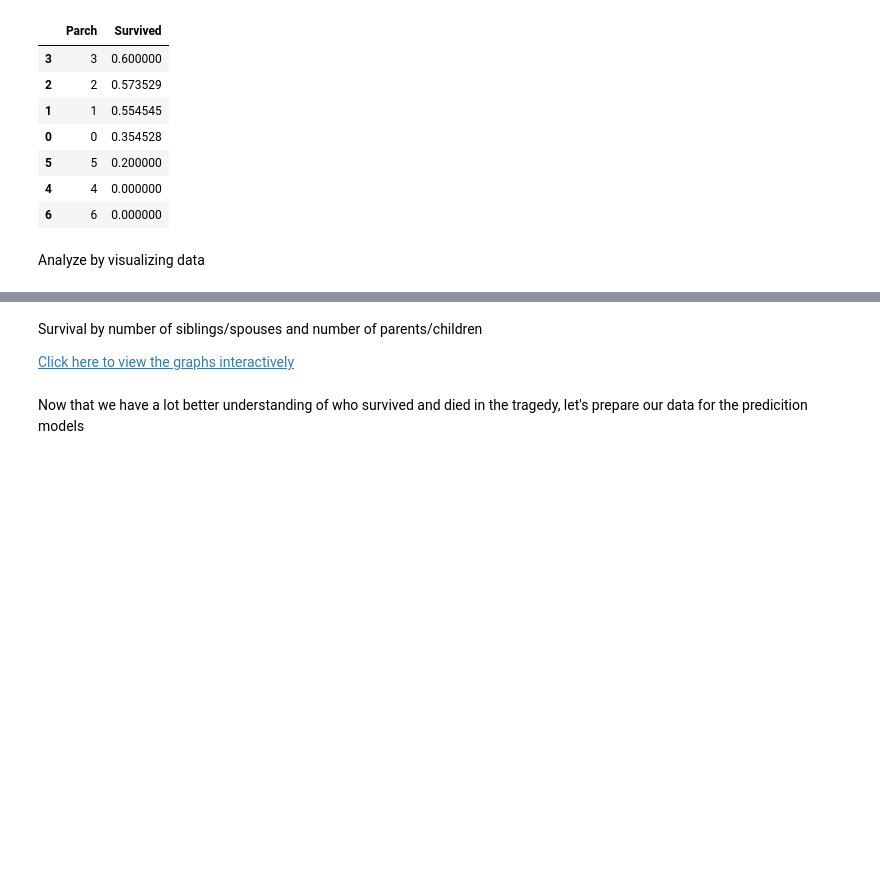
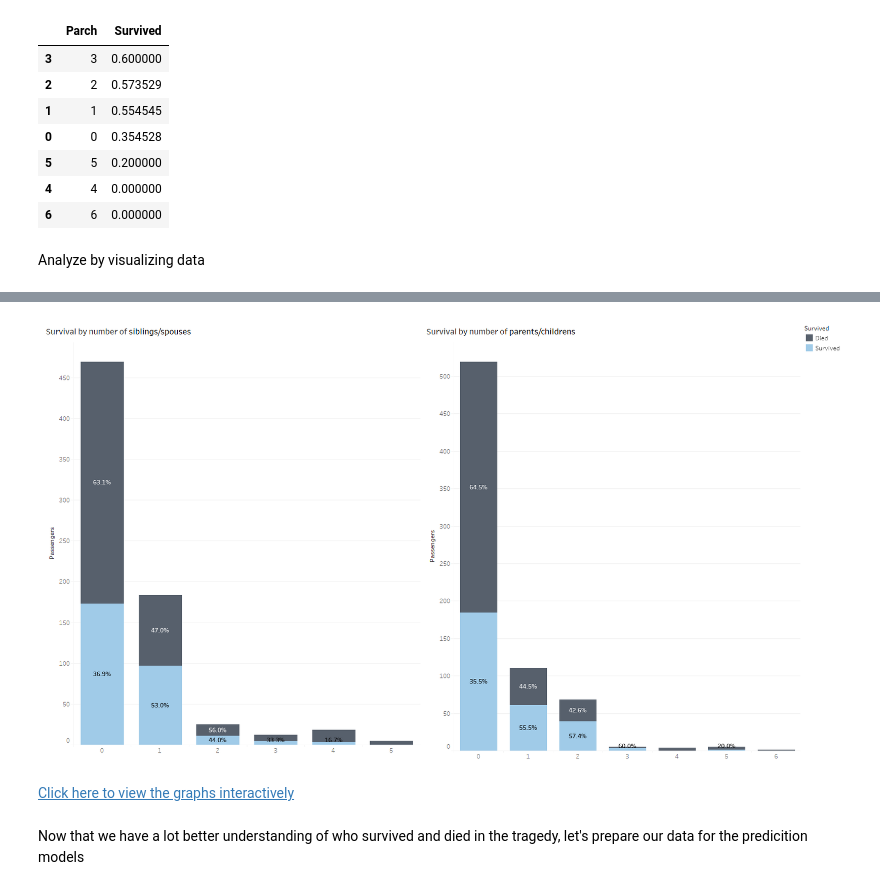
Before and after one commit to petragalicz/Titanic, a Jupyter notebook: titanic_without_formatting.ipynb, the cells around one changed output, grey strips where cells are left out. Saved outputs shown, nothing was run; the diff lists cells and outputs as text; code cells hidden in the pictures; blank space fills up the shorter version.

```diff
--- a/titanic_without_formatting.ipynb
+++ b/titanic_without_formatting.ipynb
@@ -192,7 +198,10 @@ Survival by gender and class, age and class, gender and embarkment, class and em
 [Click here to view the graphs interactively](https://public.tableau.com/app/profile/petra.galicz/viz/survivalratebyfeatures-breakdown/Dashboard2)
+# %%
+# Survival by number of siblings/spouses and number of parents/children
+display.Image(r".\Tableau visualisation\Survival by number of siblingsspouses and parentschildren.png")
+# %% [output]
+[figure, added]
 # %% [markdown]
-Survival by number of siblings/spouses and number of parents/children
-
 [Click here to view the graphs interactively](https://public.tableau.com/app/profile/petra.galicz/viz/Survivalbynumberofsiblingsspousesandparentschildren/Dashboard3)
 # %% [markdown]
 Now that we have a lot better understanding of who survived and died in the tragedy, let's prepare our data for the predicition models
```
Also changed, not shown: parts of 5 cells of this notebook.
